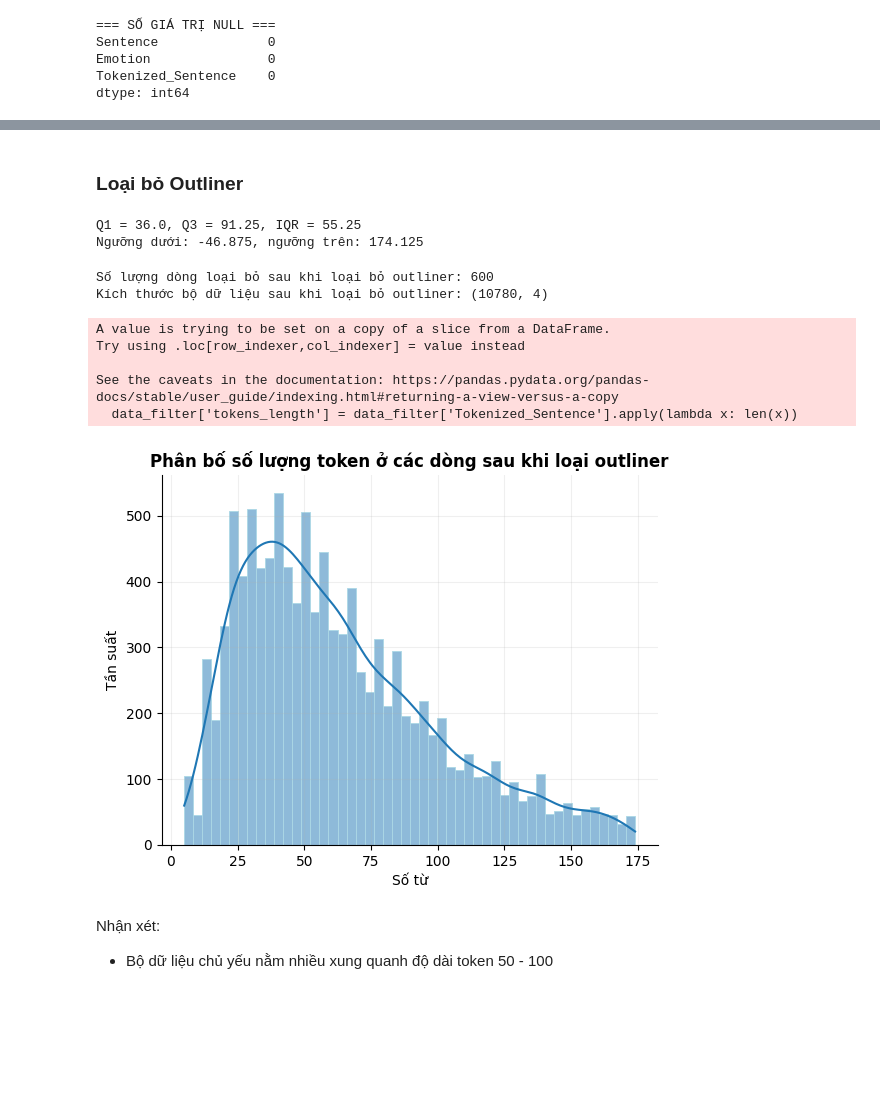
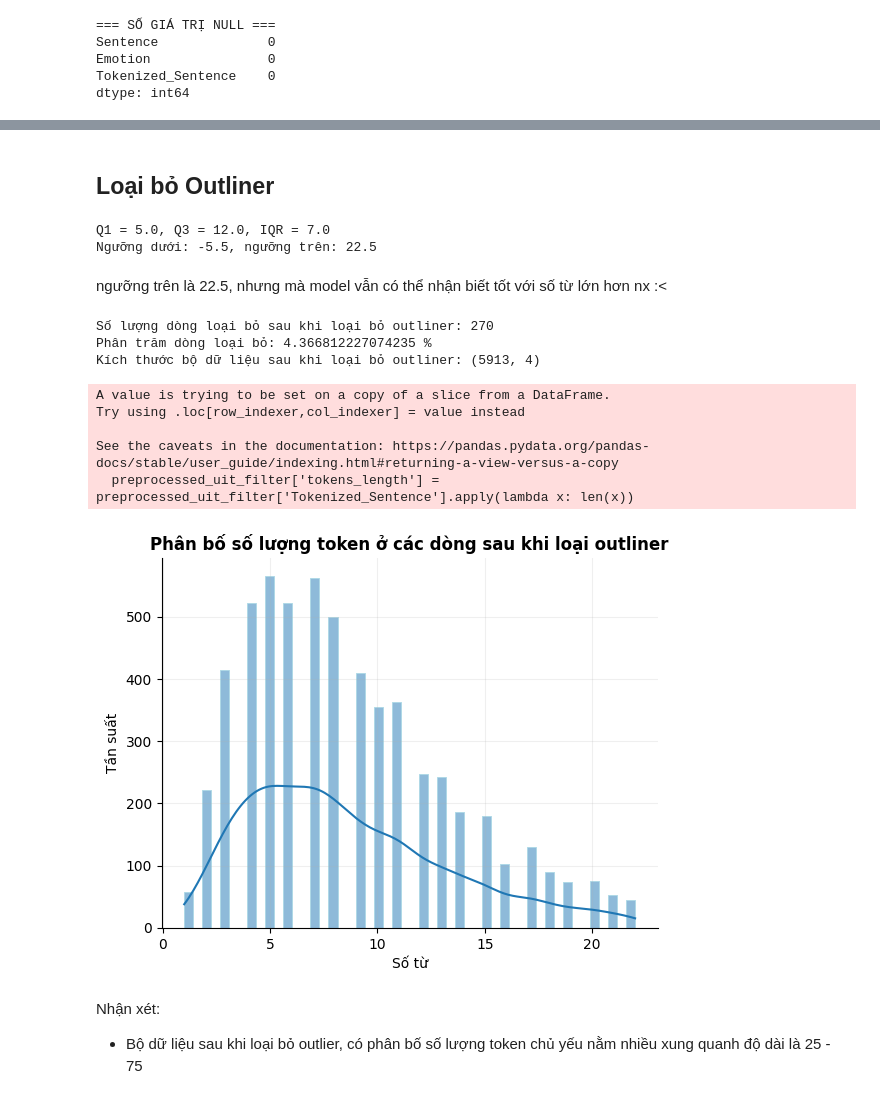
Before and after one commit to maiduyen05/emotion-recognize, a Jupyter notebook: src/eda.ipynb, the cells around one changed output, grey strips where cells are left out. Cells and saved outputs as stored; diff of their text form; code cells hidden in the pictures; blank space fills up the shorter version.

```diff
--- a/src/eda.ipynb
+++ b/src/eda.ipynb
@@ -102,47 +139,51 @@ Nhận xét: Độ dài từ đang có xu hướng lệch phải khá nhiều, c
 # %% [markdown]
-### Loại bỏ Outliner
+## Loại bỏ Outliner
 # %%
-# Tính Q1, Q3 và IQR
-Q1 = data['tokens_length'].quantile(0.25)
-Q3 = data['tokens_length'].quantile(0.75)
+# # Tính Q1, Q3 và IQR
+# Q1 = preprocessed_uit['tokens_length'].quantile(0.25)
+# Q3 = preprocessed_uit['tokens_length'].quantile(0.75)
 
-IQR = Q3 - Q1
+# IQR = Q3 - Q1
 
-# Tính giới hạn trên, dưới
-lower_bound = Q1 - 1.5 * IQR
-upper_bound = Q3 + 1.5 * IQR
+# # Tính giới hạn trên, dưới
+# lower_bound = Q1 - 1.5 * IQR
+# upper_bound = Q3 + 1.5 * IQR
 
-print(f"Q1 = {Q1}, Q3 = {Q3}, IQR = {IQR}")
-print(f"Ngưỡng dưới: {lower_bound}, ngưỡng trên: {upper_bound}")
+# print(f"Q1 = {Q1}, Q3 = {Q3}, IQR = {IQR}")
+# print(f"Ngưỡng dưới: {lower_bound}, ngưỡng trên: {upper_bound}")
 # %% [output]
-Q1 = 36.0, Q3 = 91.25, IQR = 55.25
-Ngưỡng dưới: -46.875, ngưỡng trên: 174.125
+Q1 = 5.0, Q3 = 12.0, IQR = 7.0
+Ngưỡng dưới: -5.5, ngưỡng trên: 22.5
+# %% [markdown]
+ngưỡng trên là 22.5, nhưng mà model vẫn có thể nhận biết tốt với số từ lớn hơn nx :<
 # %%
-# Loại bỏ các mẫu có số token > upper_bound
-data_filter = data[data['tokens_length'] <= upper_bound]
-print("Số lượng dòng loại bỏ sau khi loại bỏ outliner:", data[data['tokens_length'] > upper_bound].shape[0])
-print("Kích thước bộ dữ liệu sau khi loại bỏ outliner:", data_filter.shape)
+# # Loại bỏ các mẫu có số token > upper_bound
+# preprocessed_uit_filter = preprocessed_uit[preprocessed_uit['tokens_length'] <= upper_bound]
+# print("Số lượng dòng loại bỏ sau khi loại bỏ outliner:", preprocessed_uit[preprocessed_uit['tokens_length'] > upper_bound].shape[0])
+# print("Phân trăm dòng loại bỏ:", (preprocessed_uit[preprocessed_uit['tokens_length'] > upper_bound].shape[0] / preprocessed_uit.shape[0]) * 100, "%")
+# print("Kích thước bộ dữ liệu sau khi loại bỏ outliner:", preprocessed_uit_filter.shape)
 # %% [output]
-Số lượng dòng loại bỏ sau khi loại bỏ outliner: 600
-Kích thước bộ dữ liệu sau khi loại bỏ outliner: (10780, 4)
+Số lượng dòng loại bỏ sau khi loại bỏ outliner: 270
+Phân trăm dòng loại bỏ: 4.366812227074235 %
+Kích thước bộ dữ liệu sau khi loại bỏ outliner: (5913, 4)
 # %%
-# Vẽ lại phân bố sau loại bỏ
-data_filter['tokens_length'] = data_filter['Tokenized_Sentence'].apply(lambda x: len(x))
+# # Vẽ lại phân bố sau loại bỏ
+# preprocessed_uit_filter['tokens_length'] = preprocessed_uit_filter['Tokenized_Sentence'].apply(lambda x: len(x))
 
-sns.histplot(data_filter['tokens_length'], bins=50, edgecolor = 'lightblue', kde=True)    # bins: kc cách đều
-sns.despine(top=True, right=True)
-plt.title("Phân bố số lượng token ở các dòng sau khi loại outliner", fontweight = 'bold')
-plt.xlabel("Số từ")
-plt.ylabel("Tần suất")
-plt.grid(alpha = 0.2)
-plt.show()
+# sns.histplot(preprocessed_uit_filter['tokens_length'], bins=50, edgecolor = 'lightblue', kde=True)    # bins: kc cách đều
+# sns.despine(top=True, right=True)
+# plt.title("Phân bố số lượng token ở các dòng sau khi loại outliner", fontweight = 'bold')
+# plt.xlabel("Số từ")
+# plt.ylabel("Tần suất")
+# plt.grid(alpha = 0.2)
+# plt.show()
 # %% [output]
 A value is trying to be set on a copy of a slice from a DataFrame.
 Try using .loc[row_indexer,col_indexer] = value instead
 
 See the caveats in the documentation: https://pandas.pydata.org/pandas-docs/stable/user_guide/indexing.html#returning-a-view-versus-a-copy
-  data_filter['tokens_length'] = data_filter['Tokenized_Sentence'].apply(lambda x: len(x))
+  preprocessed_uit_filter['tokens_length'] = preprocessed_uit_filter['Tokenized_Sentence'].apply(lambda x: len(x))
-[figure, old version]
+[figure, new version]
 # %% [markdown]
 Nhận xét:
-- Bộ dữ liệu chủ yếu nằm nhiều xung quanh độ dài token 50 - 100
+- Bộ dữ liệu sau khi loại bỏ outlier, có phân bố số lượng token chủ yếu nằm nhiều xung quanh độ dài là 25 - 75
```
Also changed, not shown: parts of 45 cells of this notebook, 4 other files.
